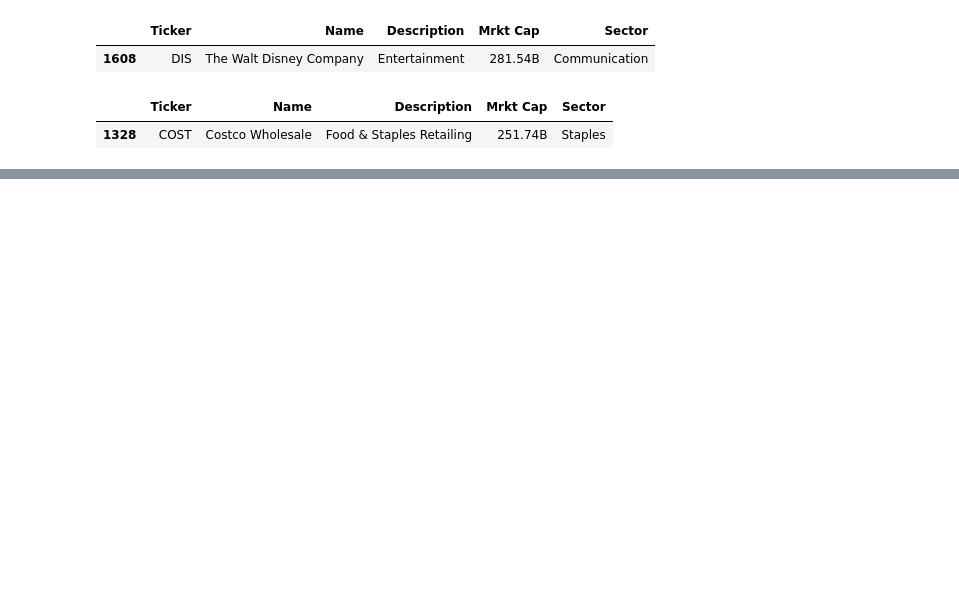
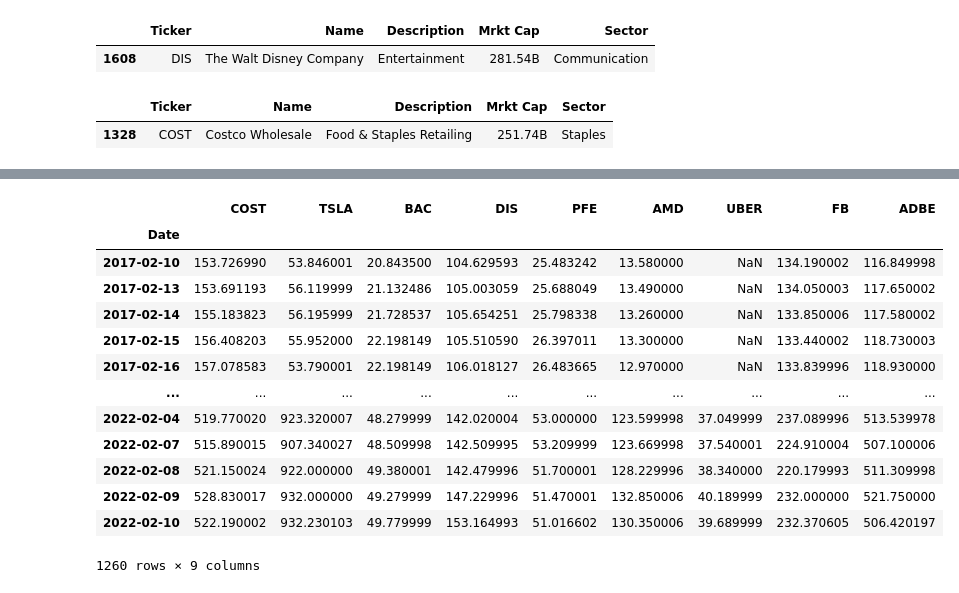
Before and after one commit to emily1618/Data-Portfolio, a Jupyter notebook: Investment.ipynb, the cells around one changed output, grey strips where cells are left out. Drawn from its saved outputs; the diff is of its cells as text; code cells hidden in the pictures; blank space fills up the shorter version.

```diff
--- a/Investment.ipynb
+++ b/Investment.ipynb
@@ -516,0 +564,4 @@ get_ichimoku(df_tech)
+# %%
+files = [x for x in listdir(PATH) if isfile(join(PATH, x))]
+tickers = [os.path.splitext(x)[0] for x in files]
+tickers
@@ -516,0 +586,38 @@ get_ichimoku(df_tech)
+# %%
+def get_stock_df_from_csv(tickers):
+  try:
+    df = pd.read_csv(PATH + tickers + '.csv', index_col=0)
+  except FileNotFoundError:
+    print("File Doesn't Exist")
+  else:
+    return df
+# %%
+def merge_df_by_column_name(col_name, sdate, edate, *tickers):
+  mult_df = pd.DataFrame()
+
+  for x in tickers:
+    df = get_stock_df_from_csv(x)
+    mask = (df.index >= sdate) & (df.index <=edate)
+    mult_df[x] = df.loc[mask][col_name]
+
+  return mult_df
+# %%
+port_list = ['COST', 'TSLA', 'BAC', 'DIS', 'PFE', 'AMD', 'UBER', 'FB', 'ADBE']
+# %%
+mult_df = merge_df_by_column_name('Close', S_DATE, E_DATE, *port_list)
+mult_df
+# %% [output]
+|  | COST | TSLA | BAC | DIS | PFE | AMD | UBER | FB | ADBE |
+| Date |  |  |  |  |  |  |  |  |  |
+| 2017-02-10 | 153.726990 | 53.846001 | 20.843500 | 104.629593 | 25.483242 | 13.580000 | NaN | 134.190002 | 116.849998 |
+| 2017-02-13 | 153.691193 | 56.119999 | 21.132486 | 105.003059 | 25.688049 | 13.490000 | NaN | 134.050003 | 117.650002 |
+| 2017-02-14 | 155.183823 | 56.195999 | 21.728537 | 105.654251 | 25.798338 | 13.260000 | NaN | 133.850006 | 117.580002 |
+| 2017-02-15 | 156.408203 | 55.952000 | 22.198149 | 105.510590 | 26.397011 | 13.300000 | NaN | 133.440002 | 118.730003 |
+| 2017-02-16 | 157.078583 | 53.790001 | 22.198149 | 106.018127 | 26.483665 | 12.970000 | NaN | 133.839996 | 118.930000 |
+| ... | ... | ... | ... | ... | ... | ... | ... | ... | ... |
+| 2022-02-04 | 519.770020 | 923.320007 | 48.279999 | 142.020004 | 53.000000 | 123.599998 | 37.049999 | 237.089996 | 513.539978 |
+| 2022-02-07 | 515.890015 | 907.340027 | 48.509998 | 142.509995 | 53.209999 | 123.669998 | 37.540001 | 224.910004 | 507.100006 |
+| 2022-02-08 | 521.150024 | 922.000000 | 49.380001 | 142.479996 | 51.700001 | 128.229996 | 38.340000 | 220.179993 | 511.309998 |
+| 2022-02-09 | 528.830017 | 932.000000 | 49.279999 | 147.229996 | 51.470001 | 132.850006 | 40.189999 | 232.000000 | 521.750000 |
+| 2022-02-10 | 522.190002 | 932.230103 | 49.779999 | 153.164993 | 51.016602 | 130.350006 | 39.689999 | 232.370605 | 506.420197 |
+1260 rows × 9 columns
```
Also changed, not shown: parts of 18 cells of this notebook.
